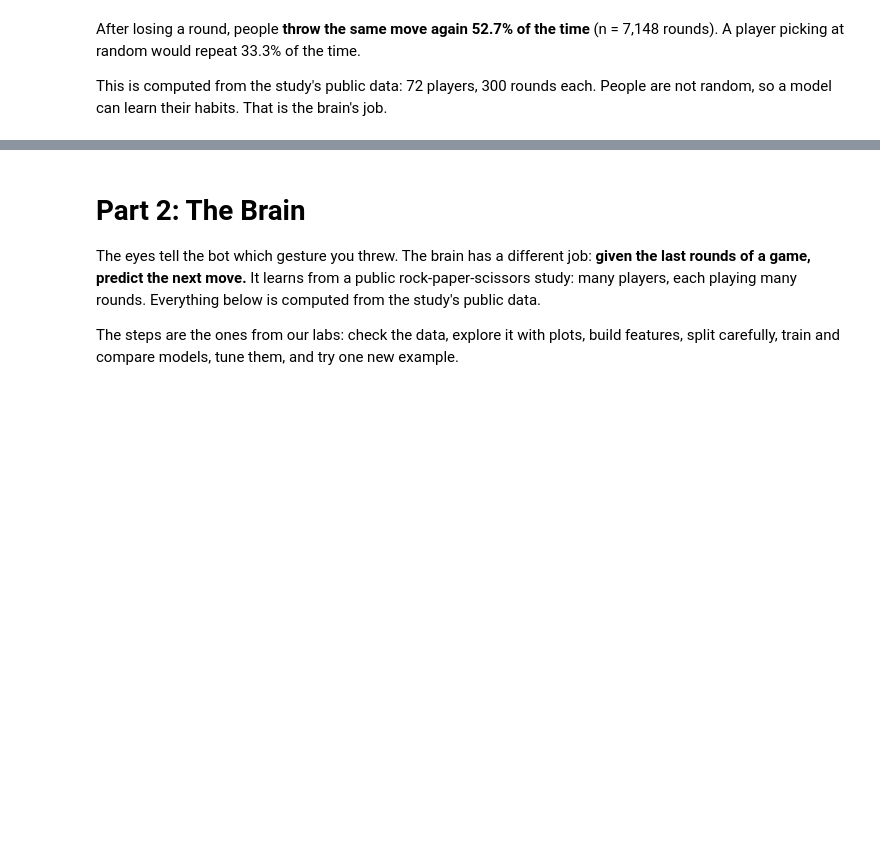
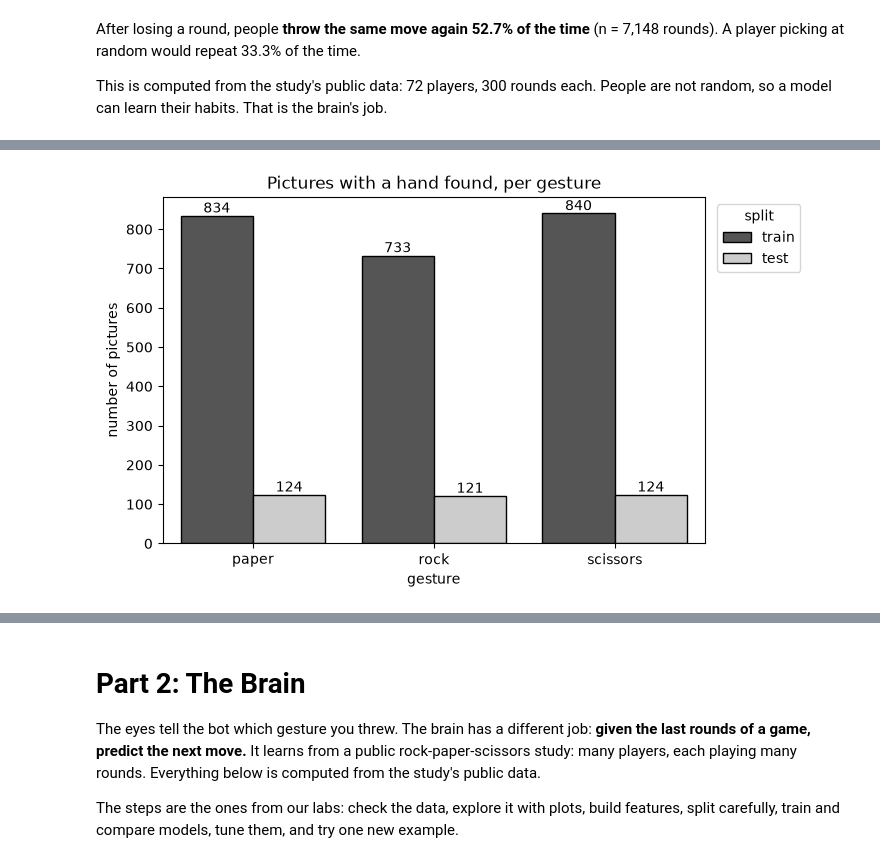
Before and after one commit to Krishpotanwar/mind-reader, a Jupyter notebook: notebook/MindReader.ipynb, the cells around one changed output, grey strips where cells are left out. Drawn from its saved outputs; the diff is of its cells as text; code cells hidden in the pictures; blank space fills up the shorter version.

```diff
--- a/notebook/MindReader.ipynb
+++ b/notebook/MindReader.ipynb
@@ -82,0 +91,21 @@ This is computed from the study's public data: 72 players, 300 rounds each. Peop
+# %%
+from sklearn.base import clone
+from sklearn.linear_model import LogisticRegression, Perceptron
+from sklearn.metrics import (ConfusionMatrixDisplay, accuracy_score, auc, classification_report, confusion_matrix, f1_score, precision_score,
+                             recall_score, roc_curve)
+from sklearn.model_selection import GridSearchCV, GroupKFold, cross_val_score, learning_curve, train_test_split
+from sklearn.naive_bayes import GaussianNB
+from sklearn.neighbors import NearestNeighbors
+from sklearn.pipeline import Pipeline
+from sklearn.preprocessing import StandardScaler, label_binarize
+from sklearn.svm import SVC
+from sklearn.tree import DecisionTreeClassifier, plot_tree
+
+from mindreader.eyes import predict_gesture
+from mindreader.find_s import find_s
+from mindreader.hands import FEATURE_NAMES, features_from_row, finger_states, hand_features, mirror, to_pixels
+from mindreader.plots import LINE_STYLES, comparison_figure
+
+IMAGES = {"train": 2520, "test": 372}  # the pictures in the two TensorFlow zips; the CSV only holds the ones where a hand was found
+LABELS = ["paper", "rock", "scissors"]  # scikit-learn sorts its classes alphabetically, so every table and plot below uses this order
+EYES_COLOURS = {"paper": "#bbbbbb", "rock": "#222222", "scissors": "#777777"}  # three greys, light to dark, so plots still read in greyscale
@@ -82,0 +118,7 @@ This is computed from the study's public data: 72 players, 300 rounds each. Peop
+# %%
+hands = pd.read_csv("data/hand_landmarks.csv")
+shown = ["file", "split", "label", "width", "height", "x0", "y0"]
+display(hands[shown].head())
+display(hands[shown].tail())
+print("shape:", hands.shape)
+hands.info(verbose=False)
@@ -82,0 +278,10 @@ This is computed from the study's public data: 72 players, 300 rounds each. Peop
+# %%
+fig, ax = plt.subplots(figsize=(7, 4.5))
+sns.countplot(data=hands, x="label", hue="split", order=LABELS, hue_order=list(IMAGES), palette=["#555555", "#cccccc"], edgecolor="black", ax=ax)
+for container in ax.containers:
+    ax.bar_label(container)
+sns.move_legend(ax, "upper left", bbox_to_anchor=(1.01, 1))  # beside the bars, not over a number
+ax.set(title="Pictures with a hand found, per gesture", xlabel="gesture", ylabel="number of pictures")
+plt.show()
+# %% [output]
+[figure, added]
```
Also changed, not shown: parts of 44 cells of this notebook, 3 other files.
